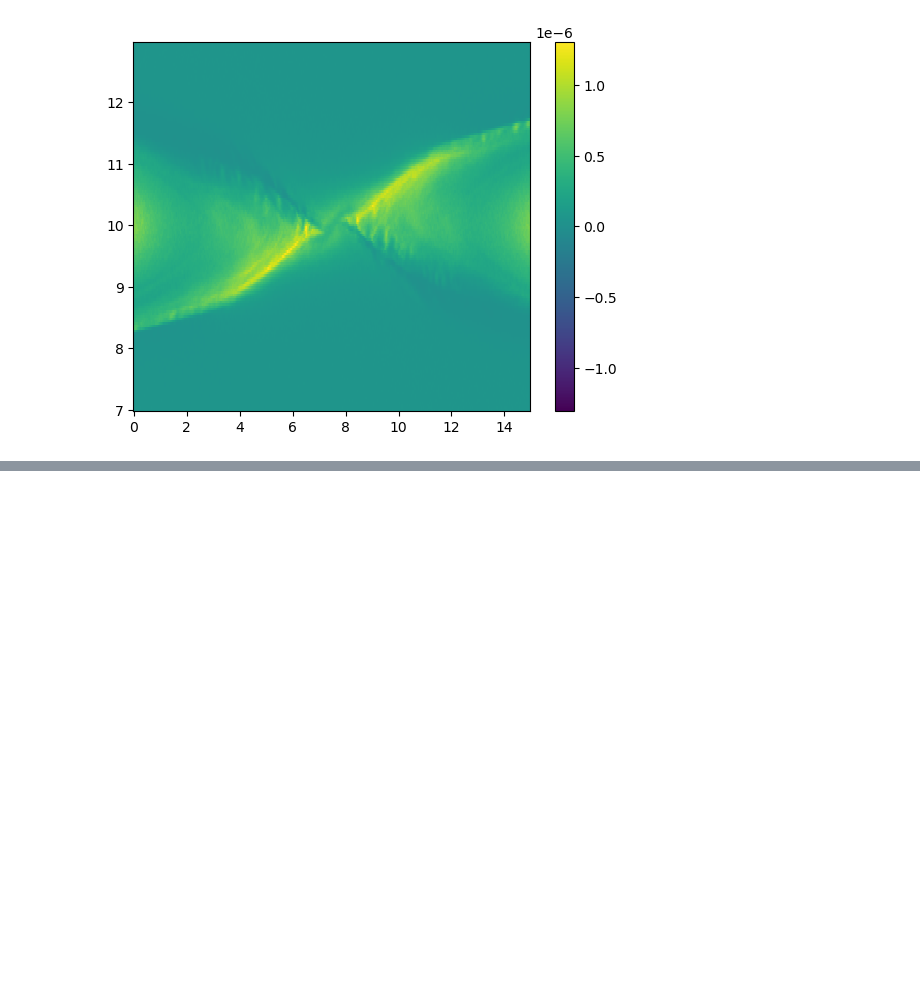
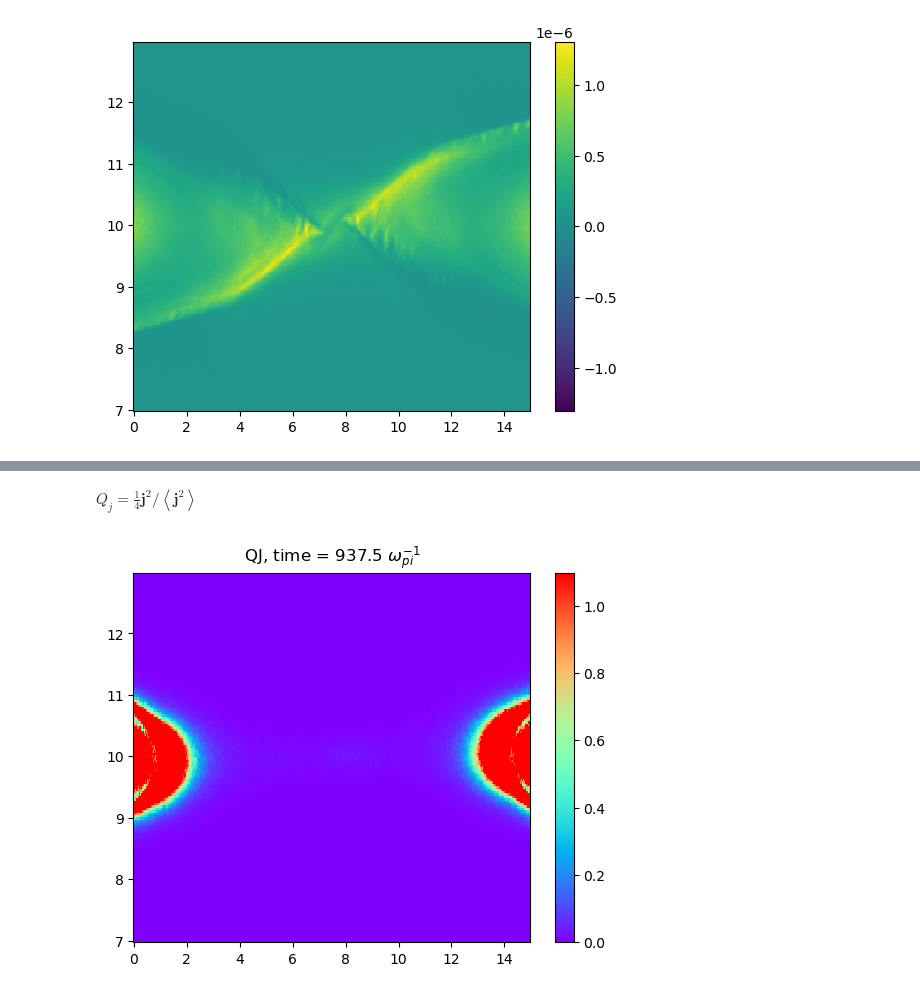
Before and after one commit to georgemilosh/closure, a Jupyter notebook: examples/using_read_PIC.ipynb, the cells around one changed output, grey strips where cells are left out. Cells and saved outputs as stored; diff of their text form; code cells hidden in the pictures; blank space fills up the shorter version.

```diff
--- a/examples/using_read_PIC.ipynb
+++ b/examples/using_read_PIC.ipynb
@@ -130,0 +175,15 @@ plt.colorbar()
+# %% [markdown]
+$Q_j=\frac{1}{4} \boldsymbol{j}^2 /\left\langle\boldsymbol{j}^2\right\rangle$
+# %%
+import numpy as  np
+i = 0
+quantity = 'QJ'
+vmin_gt = np.percentile(data[experiment][quantity][...,i], 0)
+vmax_gt = np.percentile(data[experiment][quantity][...,i], 95)
+
+plt.pcolormesh(X, Y, data[experiment][quantity][...,i], cmap='rainbow', vmin=0, vmax=vmax_gt)
+plt.colorbar()
+plt.title(quantity+f", time = {times[i]} "+r"$\omega_{pi}^{-1}$")
+plt.show()
+# %% [output]
+[figure, added]
```
Also changed, not shown: parts of 43 cells of this notebook.
